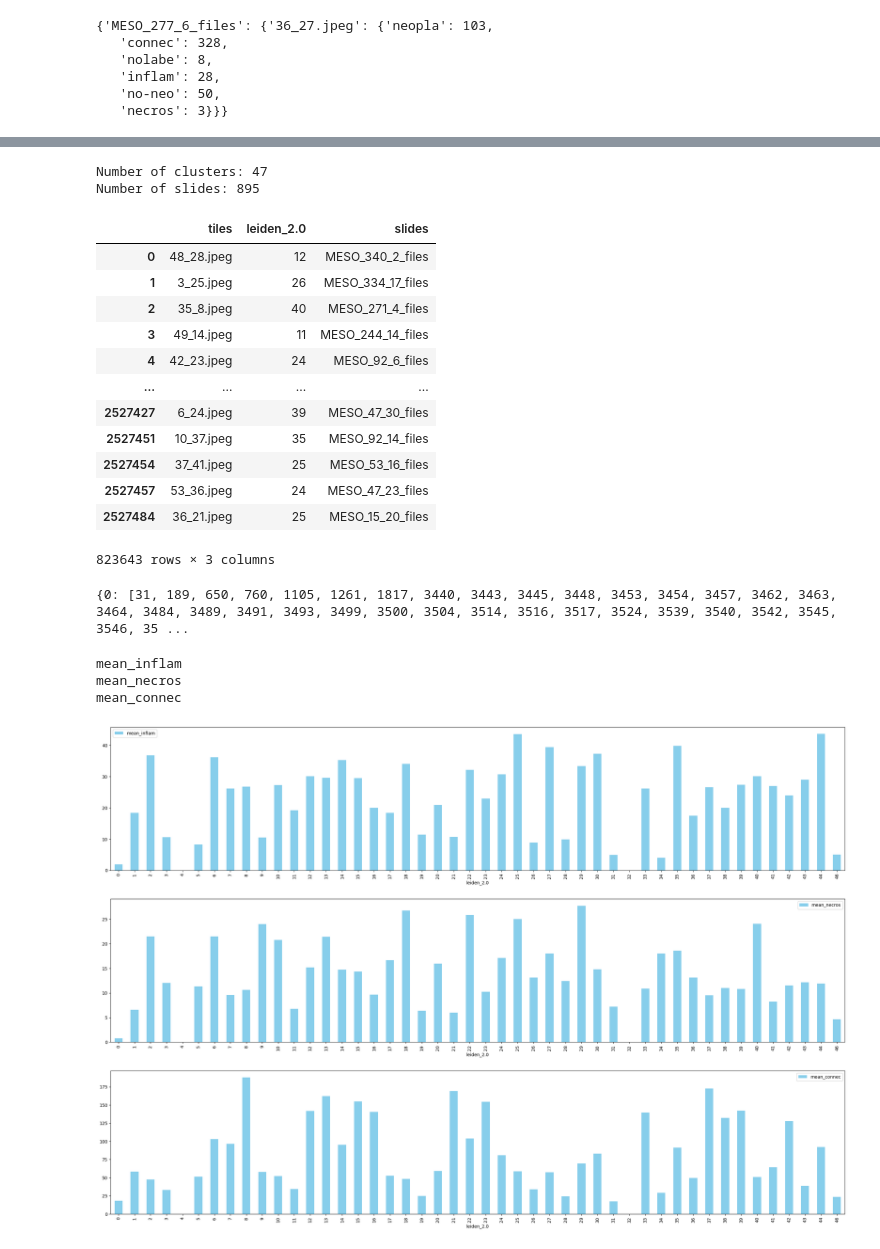
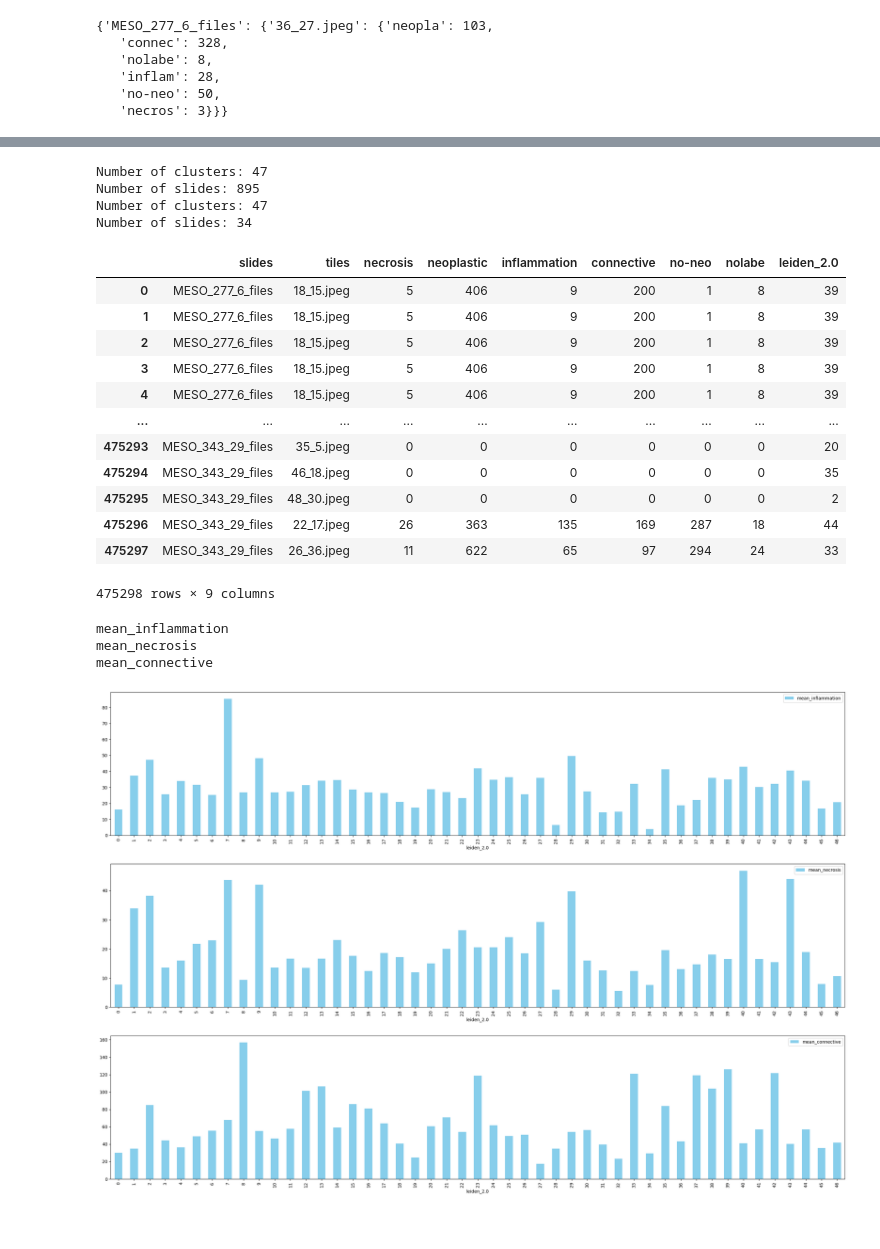
Before and after one commit to FarzanehSeyedshahi/Histomorphological-Phenotype-Learning, a Jupyter notebook: workflow/hovernet.ipynb, the cells around one changed output, grey strips where cells are left out. Drawn from its saved outputs; the diff is of its cells as text; code cells hidden in the pictures.

Commit message:
save df from hovernet json files

```diff
--- a/workflow/hovernet.ipynb
+++ b/workflow/hovernet.ipynb
@@ -150,4 +154,4 @@ nuc_types_df
 # %%
-# hovernet csv:
-nuc_types_df = pd.read_csv('/nfs/home/users/fshahi/Projects/Datasets/large_ndpis/tiled/nuc_types_test.csv')
-nuc_types_df
+nuc_types_df = pd.read_csv('/nfs/home/users/fshahi/Projects/Datasets/large_ndpis/tiled/nuc_types.csv')
+nuc_types_df.columns = ['slides', 'tiles', 'necrosis', 'neoplastic', 'inflammation', 'connective', 'no-neo', 'nolabe']
+nuc_types_df.groupby('slides').sum().reset_index()
@@ -177,56 +167,53 @@ print('Number of slides:',clusters['slides'].value_counts().shape[0])
 
 # merge the dataframes
 df = nuc_types_df.merge(clusters, on=['slides', 'tiles'], how='inner')
-
-clusters
+print('Number of clusters:',df['leiden_2.0'].value_counts().shape[0])
+print('Number of slides:',df['slides'].value_counts().shape[0])
+df
 # %% [output]
 Number of clusters: 47
 Number of slides: 895
+Number of clusters: 47
+Number of slides: 34
-|  | tiles | leiden_2.0 | slides |
-| 0 | 48_28.jpeg | 12 | MESO_340_2_files |
-| 1 | 3_25.jpeg | 26 | MESO_334_17_files |
-| 2 | 35_8.jpeg | 40 | MESO_271_4_files |
-| 3 | 49_14.jpeg | 11 | MESO_244_14_files |
-| 4 | 42_23.jpeg | 24 | MESO_92_6_files |
-| ... | ... | ... | ... |
-| 2527427 | 6_24.jpeg | 39 | MESO_47_30_files |
-| 2527451 | 10_37.jpeg | 35 | MESO_92_14_files |
-| 2527454 | 37_41.jpeg | 25 | MESO_53_16_files |
-| 2527457 | 53_36.jpeg | 24 | MESO_47_23_files |
-| 2527484 | 36_21.jpeg | 25 | MESO_15_20_files |
+|  | slides | tiles | necrosis | neoplastic | inflammation | connective | no-neo | nolabe | leiden_2.0 |
+| 0 | MESO_277_6_files | 18_15.jpeg | 5 | 406 | 9 | 200 | 1 | 8 | 39 |
+| 1 | MESO_277_6_files | 18_15.jpeg | 5 | 406 | 9 | 200 | 1 | 8 | 39 |
+| 2 | MESO_277_6_files | 18_15.jpeg | 5 | 406 | 9 | 200 | 1 | 8 | 39 |
+| 3 | MESO_277_6_files | 18_15.jpeg | 5 | 406 | 9 | 200 | 1 | 8 | 39 |
+| 4 | MESO_277_6_files | 18_15.jpeg | 5 | 406 | 9 | 200 | 1 | 8 | 39 |
+| ... | ... | ... | ... | ... | ... | ... | ... | ... | ... |
+| 475293 | MESO_343_29_files | 35_5.jpeg | 0 | 0 | 0 | 0 | 0 | 0 | 20 |
+| 475294 | MESO_343_29_files | 46_18.jpeg | 0 | 0 | 0 | 0 | 0 | 0 | 35 |
+| 475295 | MESO_343_29_files | 48_30.jpeg | 0 | 0 | 0 | 0 | 0 | 0 | 2 |
+| 475296 | MESO_343_29_files | 22_17.jpeg | 26 | 363 | 135 | 169 | 287 | 18 | 44 |
+| 475297 | MESO_343_29_files | 26_36.jpeg | 11 | 622 | 65 | 97 | 294 | 24 | 33 |
-823643 rows × 3 columns
+475298 rows × 9 columns
-# %%
-plotting_dfs = df.groupby('leiden_2.0')
-
-plotting_dfs.groups
-# %% [output]
-{0: [31, 189, 650, 760, 1105, 1261, 1817, 3440, 3443, 3445, 3448, 3453, 3454, 3457, 3462, 3463, 3464, 3484, 3489, 3491, 3493, 3499, 3500, 3504, 3514, 3516, 3517, 3524, 3539, 3540, 3542, 3545, 3546, 35 ...
 # %%
 # add dictionary data to the cluster dataframe by tile and slidename
 
 plotting_dfs = df.groupby('leiden_2.0')
 # save the number of tiles in each cluster in a list
 tiles_per_cluster = [len(plotting_dfs.get_group(i)) for i in plotting_dfs.groups]
 plotting_dfs = plotting_dfs.sum()
 plotting_dfs['tiles'] = tiles_per_cluster
-plotting_dfs['mean_inflam'] = plotting_dfs['inflam']/plotting_dfs['tiles']
-plotting_dfs['mean_necros'] = plotting_dfs['necros']/plotting_dfs['tiles']
-plotting_dfs['mean_connec'] = plotting_dfs['connec']/plotting_dfs['tiles']
+plotting_dfs['mean_inflammation'] = plotting_dfs['inflammation']/plotting_dfs['tiles']
+plotting_dfs['mean_necrosis'] = plotting_dfs['necrosis']/plotting_dfs['tiles']
+plotting_dfs['mean_connective'] = plotting_dfs['connective']/plotting_dfs['tiles']
 plotting_dfs = plotting_dfs.reset_index()
-temp = plotting_dfs[['mean_inflam', 'mean_necros', 'mean_connec', 'leiden_2.0']]
+temp = plotting_dfs[['mean_inflammation', 'mean_necrosis', 'mean_connective', 'leiden_2.0']]
 
 
 # plotting_dfs = df.groupby('leiden_2.0').sum().drop(columns=['slides', 'tiles']).reset_index()
 # plotting_dfs
 
 # plot each column of the dataframe
 fig, ax = plt.subplots(3,1, figsize=(30,20))
 ax = ax.flatten()
-for i, col in enumerate(['mean_inflam', 'mean_necros', 'mean_connec']):
+for i, col in enumerate(['mean_inflammation', 'mean_necrosis', 'mean_connective']):
     print(col)
     temp.plot(x='leiden_2.0', y=col, kind='bar', ax=ax[i], color='skyblue')
 # %% [output]
-mean_inflam
-mean_necros
-mean_connec
+mean_inflammation
+mean_necrosis
+mean_connective
-[figure, old version]
+[figure, new version]
```
Also changed, not shown: parts of 6 cells of this notebook, 2 other files.
